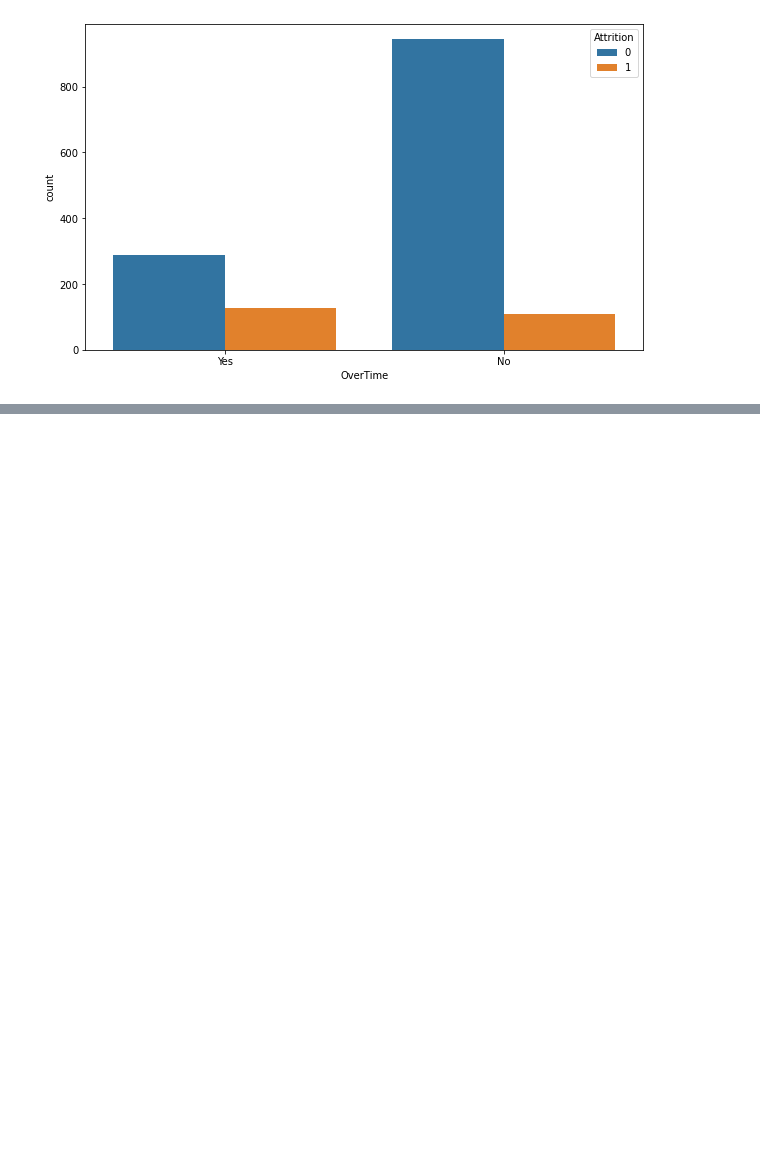
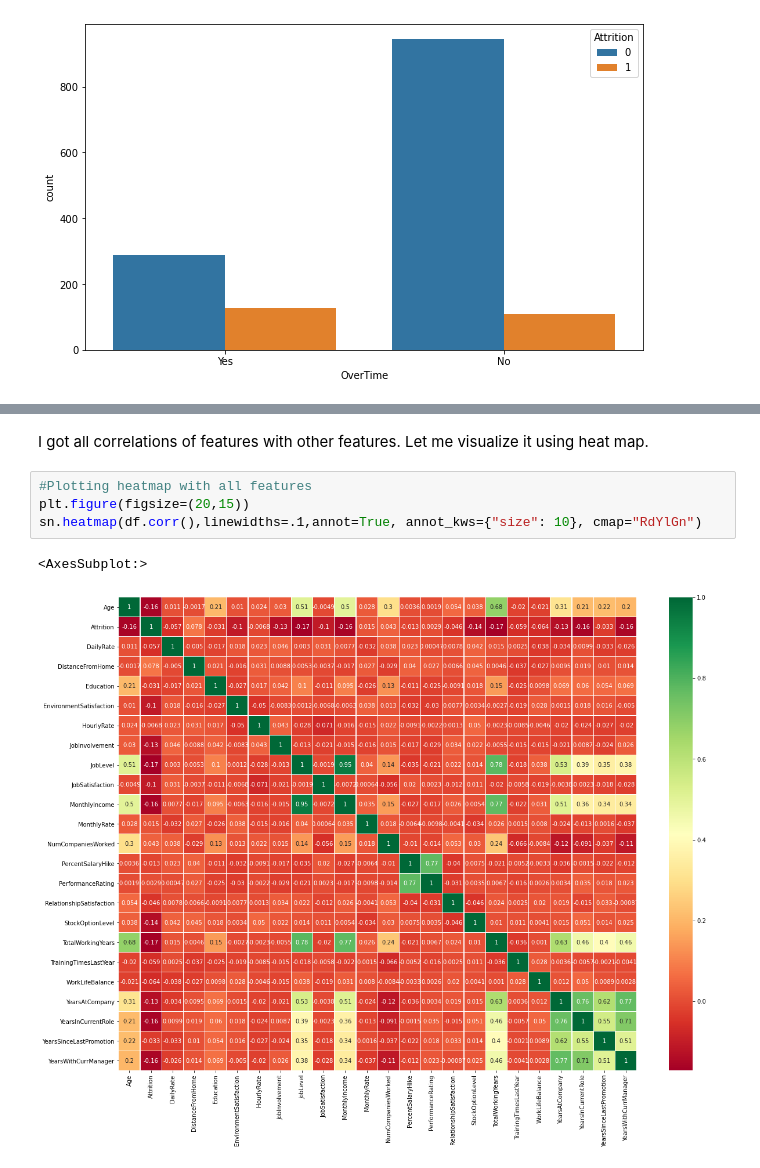
Before and after one commit to Aliakbar2/Datatrained, a Jupyter notebook: HR_analytics_SOLVED.ipynb, the cells around one changed output, grey strips where cells are left out. Saved outputs shown, nothing was run; the diff lists cells and outputs as text; blank space fills up the shorter version.

```diff
--- a/HR_analytics_SOLVED.ipynb
+++ b/HR_analytics_SOLVED.ipynb
@@ -347,0 +376,9 @@ for i in object_col:
+# %% [markdown]
+I got all correlations of features with other features. Let me visualize it using heat map.
+# %%
+#Plotting heatmap with all features
+plt.figure(figsize=(20,15))
+sn.heatmap(df.corr(),linewidths=.1,annot=True, annot_kws={"size": 10}, cmap="RdYlGn")
+# %% [output]
+<AxesSubplot:>
+[figure, added]
```
Also changed, not shown: parts of 41 cells of this notebook.
